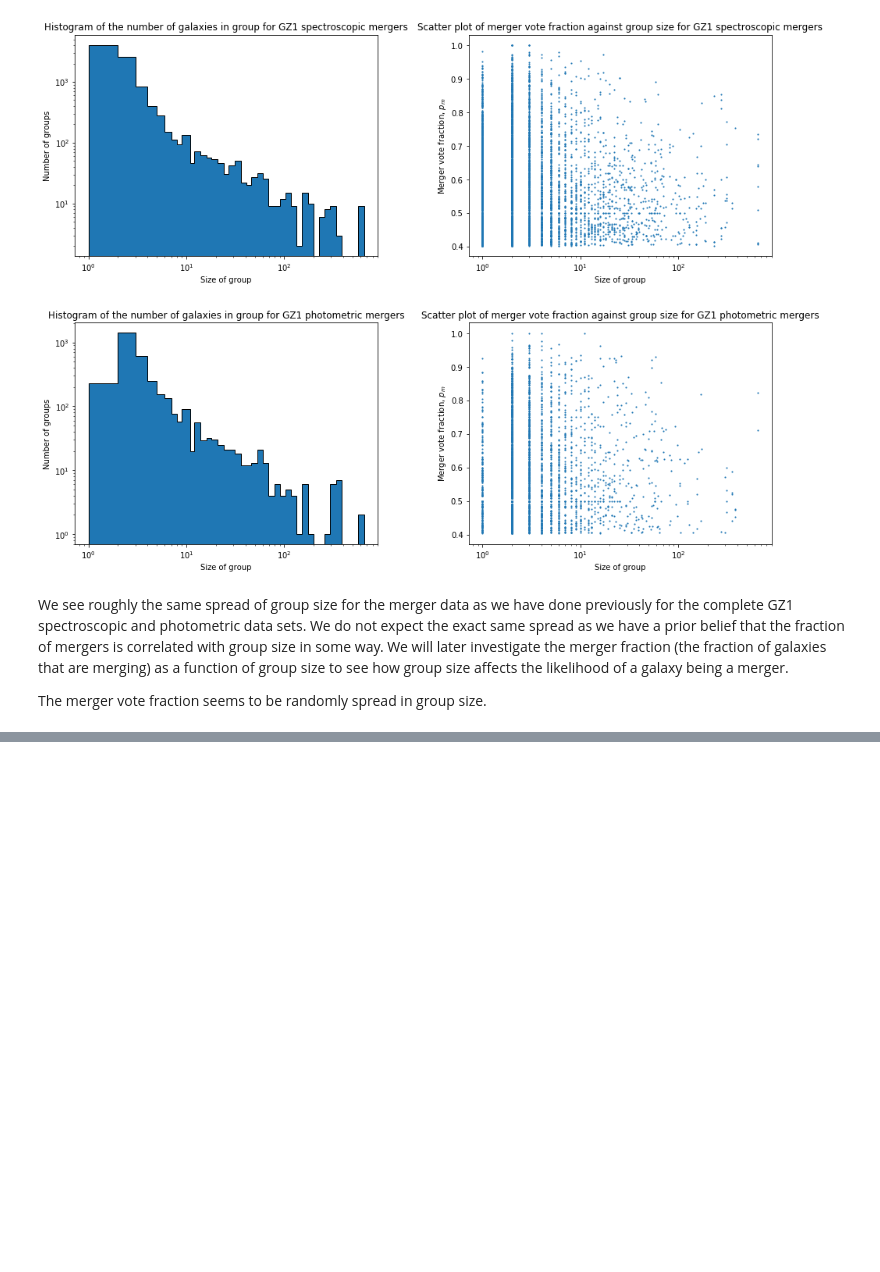
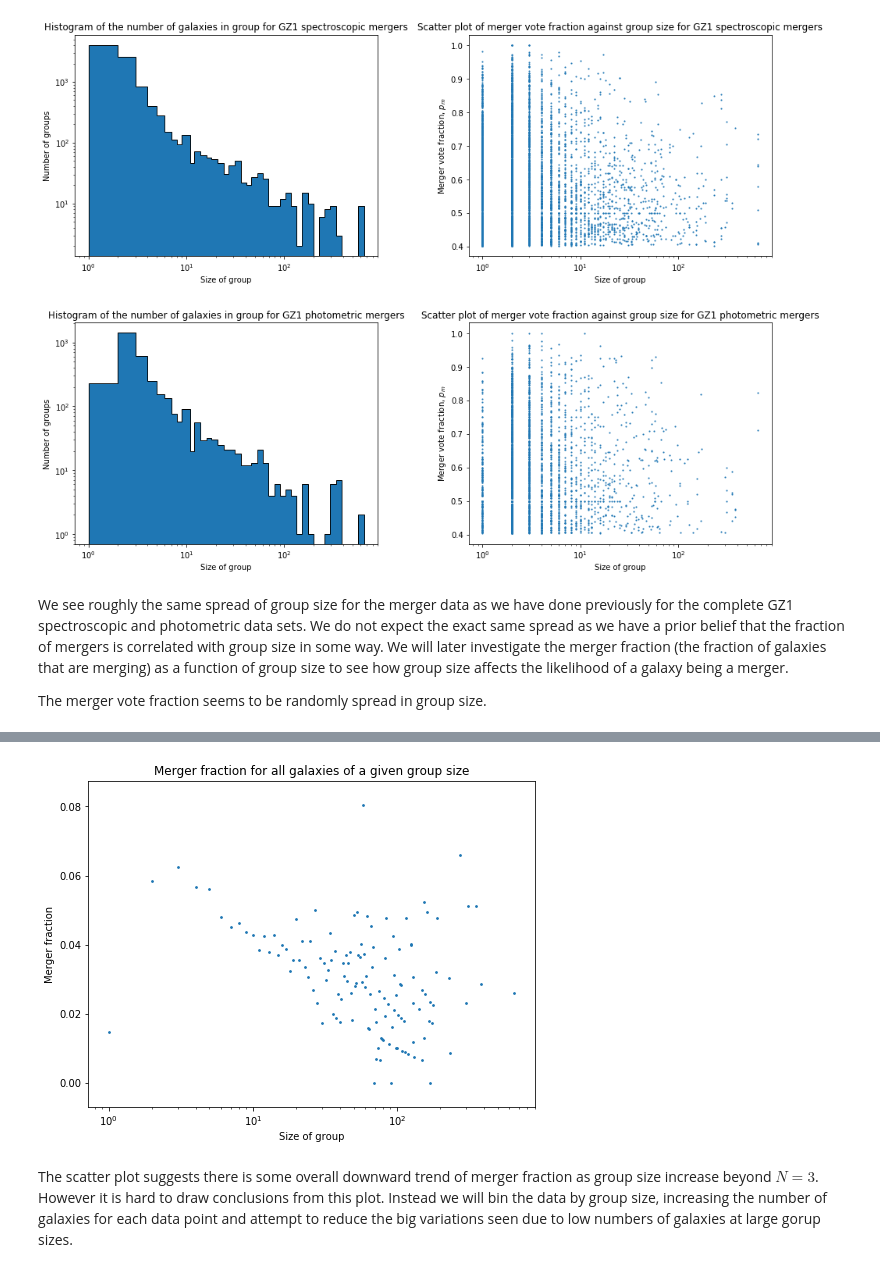
Before and after one commit to tplews98/MPhys_Project, a Jupyter notebook: MT_Week6_Groups.ipynb, the cells around one changed output, grey strips where cells are left out. Saved outputs shown, nothing was run; the diff lists cells and outputs as text; code cells hidden in the pictures; blank space fills up the shorter version.

```diff
--- a/MT_Week6_Groups.ipynb
+++ b/MT_Week6_Groups.ipynb
@@ -424,0 +474,10 @@ all_data_pandas[all_data_pandas["Merger_classifications"] == 2]
+# %%
+all_data["Merger_classifications"] = all_data["GZ1_merger_yes"] + all_data["GZ2_merger_yes"]
+
+print("Number of galaxies classified as mergers: " + str(len(all_data[all_data["Merger_classifications"] > 0])))
+print("Number of galaxies classified as mergers in GZ1: " + str(len(all_data[all_data["GZ1_merger_yes"] == 1])))
+print("Number of galaxies classified as mergers in GZ2: " + str(len(all_data[all_data["GZ2_merger_yes"] == 1])))
+print("Number of galaxies classified as mergers in GZ1 and GZ2: " + str(len(all_data[all_data["Merger_classifications"] == 2])))
+
+print("Number of galaxies classified as mergers in GZ1 but not GZ2: " + str(len(all_data[(all_data["GZ1"] == 1) & (all_data["GZ2"] == 1) & (all_data["GZ1_merger_yes"] == 1) & (all_data["GZ2_merger_yes"] == 0)])))
+print("Number of galaxies classified as mergers in GZ2 but not GZ1: " + str(len(all_data[(all_data["GZ1"] == 1) & (all_data["GZ2"] == 1) & (all_data["GZ1_merger_yes"] == 0) & (all_data["GZ2_merger_yes"] == 1)])))
@@ -424,0 +502,24 @@ all_data_pandas[all_data_pandas["Merger_classifications"] == 2]
+# %%
+all_data_pandas = all_data.to_pandas()
+group_sizes_unique = np.sort(all_data_pandas["group_size"].unique())
+
+merger_fraction_group = np.zeros((len(group_sizes_unique), 2))
+i=0
+for x in group_sizes_unique:
+    galaxies_of_group_size = all_data_pandas[all_data_pandas["group_size"] == x]
+    merger_fraction_group[i, 0] = x
+    merger_fraction_group[i, 1] = sum(galaxies_of_group_size["Merger_classifications"] > 0) / len(galaxies_of_group_size)
+    i += 1
+
+# Plot a scatter plot of group completeness for all groups in GZ2
+plt.figure(figsize=(8,6))
+plt.scatter(merger_fraction_group[:,0], merger_fraction_group[:,1], s=3)
+plt.xscale("log")
+plt.xlabel("Size of group")
+plt.ylabel("Merger fraction")
+plt.title("Merger fraction for all galaxies of a given group size")
+plt.show()
+# %% [output]
+[figure, added]
+# %% [markdown]
+The scatter plot suggests there is some overall downward trend of merger fraction as group size increase beyond $N=3$. However it is hard to draw conclusions from this plot. Instead we will bin the data by group size, increasing the number of galaxies for each data point and attempt to reduce the big variations seen due to low numbers of galaxies at large gorup sizes.
```
Also changed, not shown: parts of 24 cells of this notebook.
